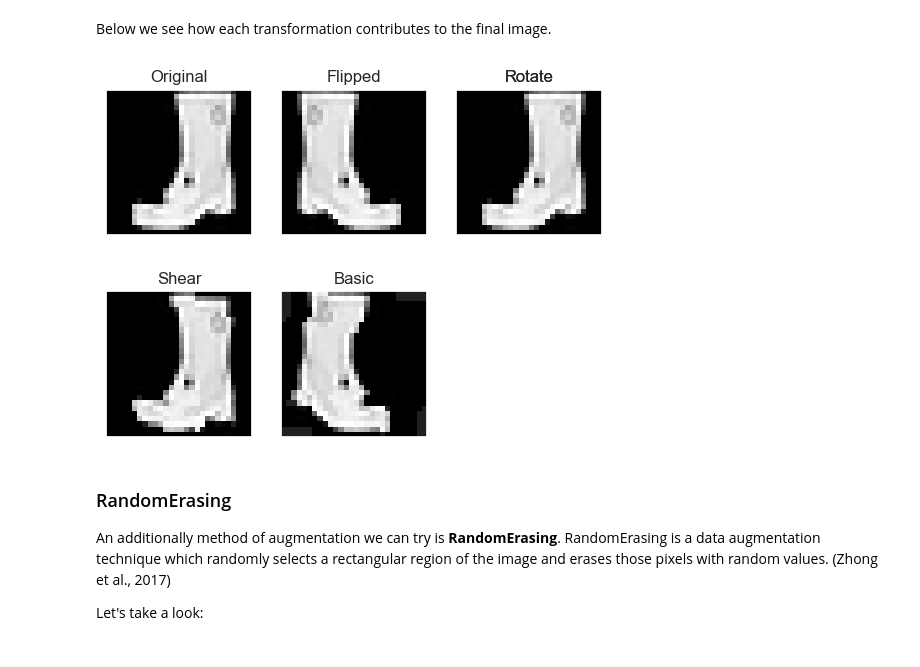
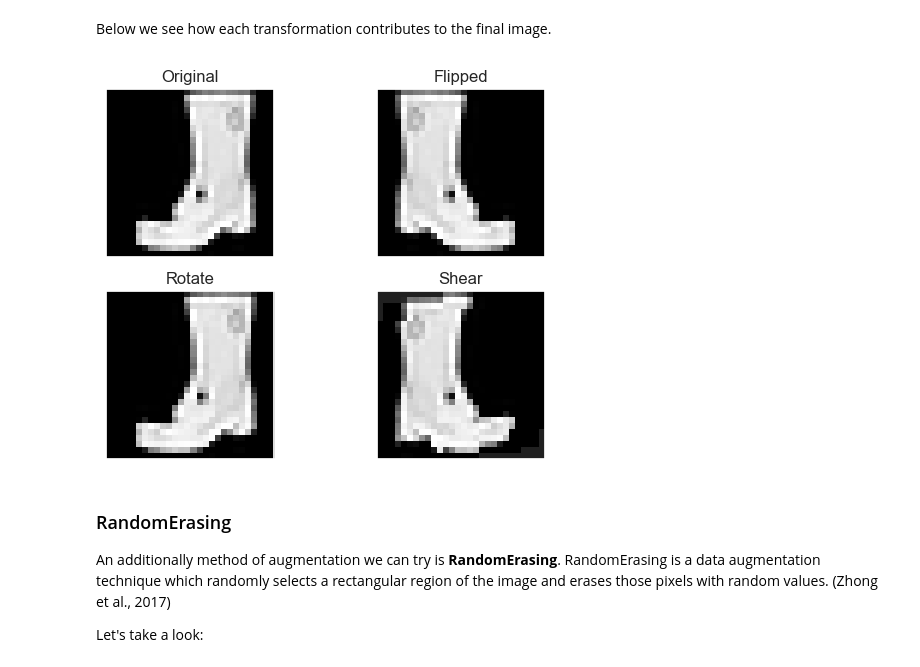
Before and after one commit to kenJPG/Fashion-MNIST, a Jupyter notebook: fashion_mnist.ipynb, the cells around one changed output. Cells and saved outputs as stored; diff of their text form; code cells hidden in the pictures.

```diff
--- a/fashion_mnist.ipynb
+++ b/fashion_mnist.ipynb
@@ -688,14 +688,14 @@ Below we see how each transformation contributes to the final image.
 # %%
 sample_img = copy.deepcopy(df_to_tensor(X_train.iloc[2]))
 imshow([
 	sample_img[0],
 	t_flip(copy.deepcopy(sample_img))[0],
 	t_rotate(copy.deepcopy(sample_img))[0],
-	t_shear(copy.deepcopy(sample_img))[0],
+	# t_shear(copy.deepcopy(sample_img))[0],
 	t_basic(copy.deepcopy(sample_img))[0],
 ], ['Original', 'Flipped', 'Rotate', 'Shear', 'Basic'])
 # %% [output]
-[figure, old version]
+[figure, new version]
 # %% [markdown]
 ### RandomErasing
 An additionally method of augmentation we can try is <strong>RandomErasing</strong>. RandomErasing is a data augmentation technique which randomly selects a rectangular region of the image and erases those pixels with random values. (Zhong et al., 2017)
```
Also changed, not shown: parts of 40 cells of this notebook, 15 other files.
